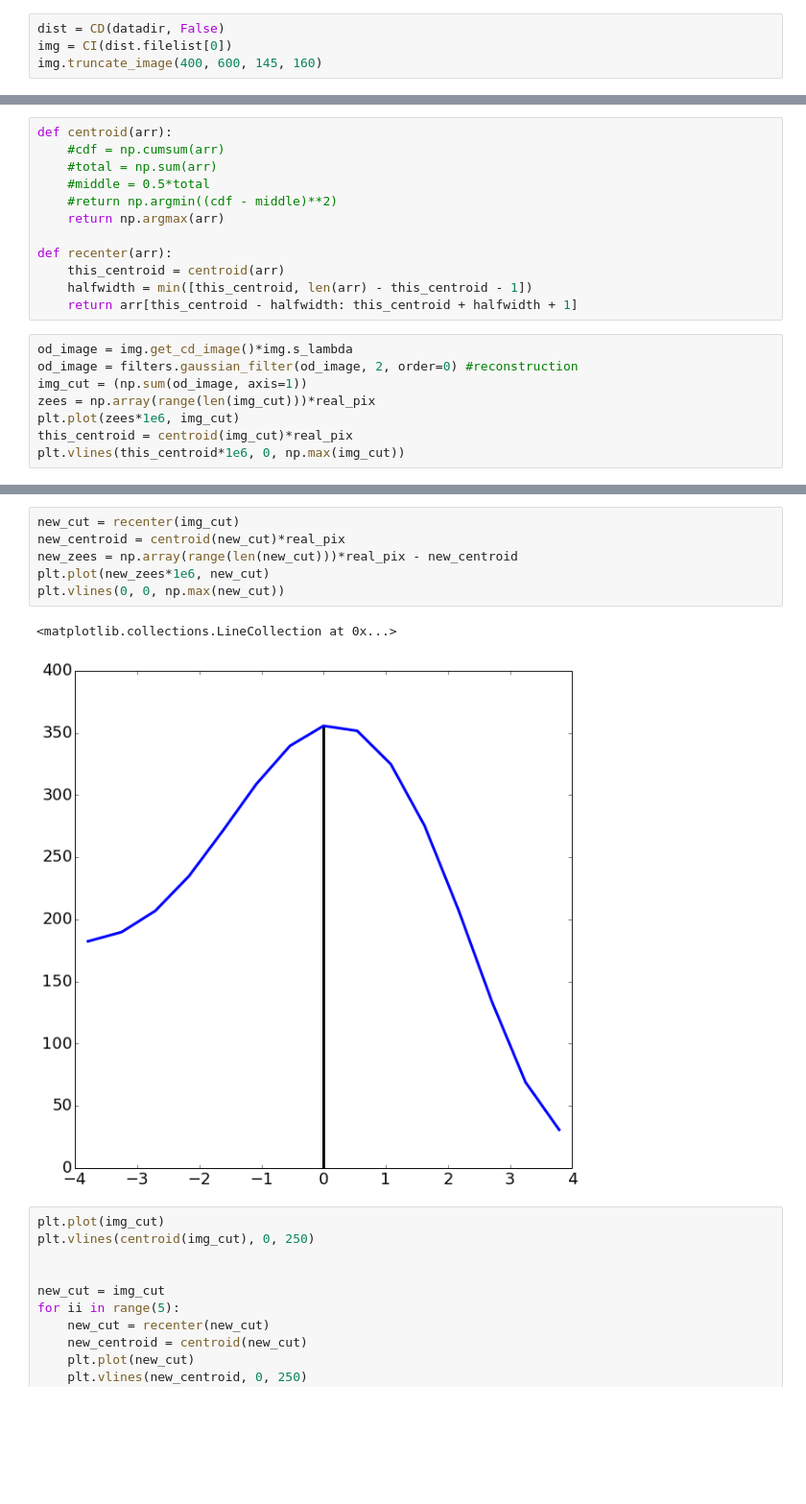
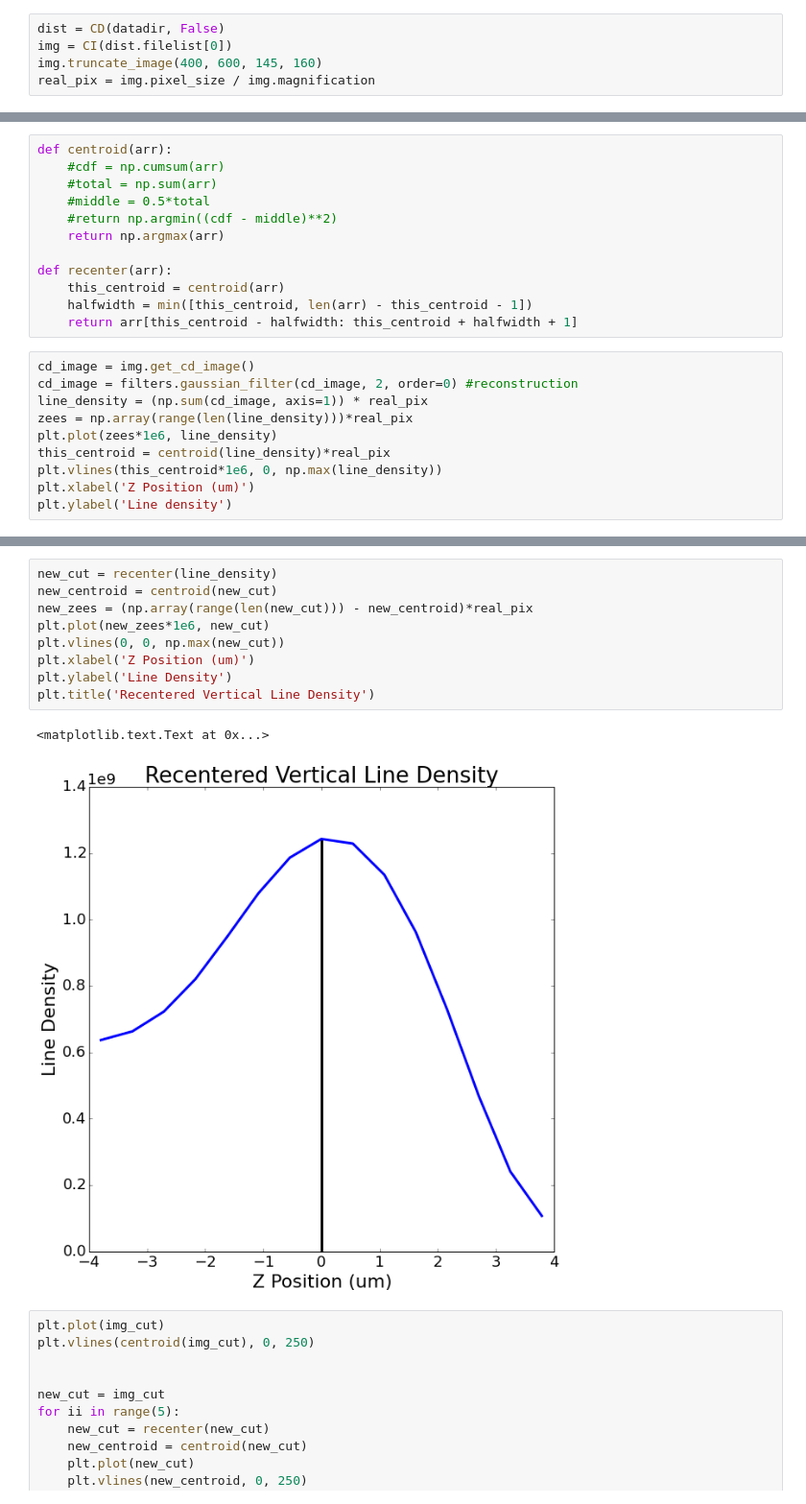
Before and after one commit to levlab-atomchip/BECy_stats, a Jupyter notebook: notebooks/abel_transforms.ipynb, the cells around one changed output, grey strips where cells are left out. Shown: that part at 96% size. Drawn from its saved outputs; the diff is of its cells as text; blank space fills up the shorter version.

```diff
--- a/notebooks/abel_transforms.ipynb
+++ b/notebooks/abel_transforms.ipynb
@@ -99,6 +99,7 @@ datadir = r'/home/will/levlab/data/bfieldnoise_20150105/'
 dist = CD(datadir, False)
 img = CI(dist.filelist[0])
 img.truncate_image(400, 600, 145, 160)
+real_pix = img.pixel_size / img.magnification
 # %% [output]
 /home/will/levlab/data/bfieldnoise_20150105/
 # %%
@@ -120,11 +121,13 @@ def recenter(arr):
     halfwidth = min([this_centroid, len(arr) - this_centroid - 1])
     return arr[this_centroid - halfwidth: this_centroid + halfwidth + 1]
 # %%
-od_image = img.get_cd_image()*img.s_lambda
-od_image = filters.gaussian_filter(od_image, 2, order=0) #reconstruction
-img_cut = (np.sum(od_image, axis=1))
-zees = np.array(range(len(img_cut)))*real_pix
-plt.plot(zees*1e6, img_cut)
-this_centroid = centroid(img_cut)*real_pix
-plt.vlines(this_centroid*1e6, 0, np.max(img_cut))
+cd_image = img.get_cd_image()
+cd_image = filters.gaussian_filter(cd_image, 2, order=0) #reconstruction
+line_density = (np.sum(cd_image, axis=1)) * real_pix
+zees = np.array(range(len(line_density)))*real_pix
+plt.plot(zees*1e6, line_density)
+this_centroid = centroid(line_density)*real_pix
+plt.vlines(this_centroid*1e6, 0, np.max(line_density))
+plt.xlabel('Z Position (um)')
+plt.ylabel('Line density')
 # %% [output]
@@ -133,12 +136,15 @@ plt.vlines(this_centroid*1e6, 0, np.max(img_cut))
 # %%
-new_cut = recenter(img_cut)
-new_centroid = centroid(new_cut)*real_pix
-new_zees = np.array(range(len(new_cut)))*real_pix - new_centroid
+new_cut = recenter(line_density)
+new_centroid = centroid(new_cut)
+new_zees = (np.array(range(len(new_cut))) - new_centroid)*real_pix
 plt.plot(new_zees*1e6, new_cut)
 plt.vlines(0, 0, np.max(new_cut))
+plt.xlabel('Z Position (um)')
+plt.ylabel('Line Density')
+plt.title('Recentered Vertical Line Density')
 # %% [output]
-<matplotlib.collections.LineCollection at 0x...>
+<matplotlib.text.Text at 0x...>
-[figure, old version]
+[figure, new version]
 # %%
 plt.plot(img_cut)
 plt.vlines(centroid(img_cut), 0, 250)
```
Also changed, not shown: parts of 10 cells of this notebook, 1 other file.
